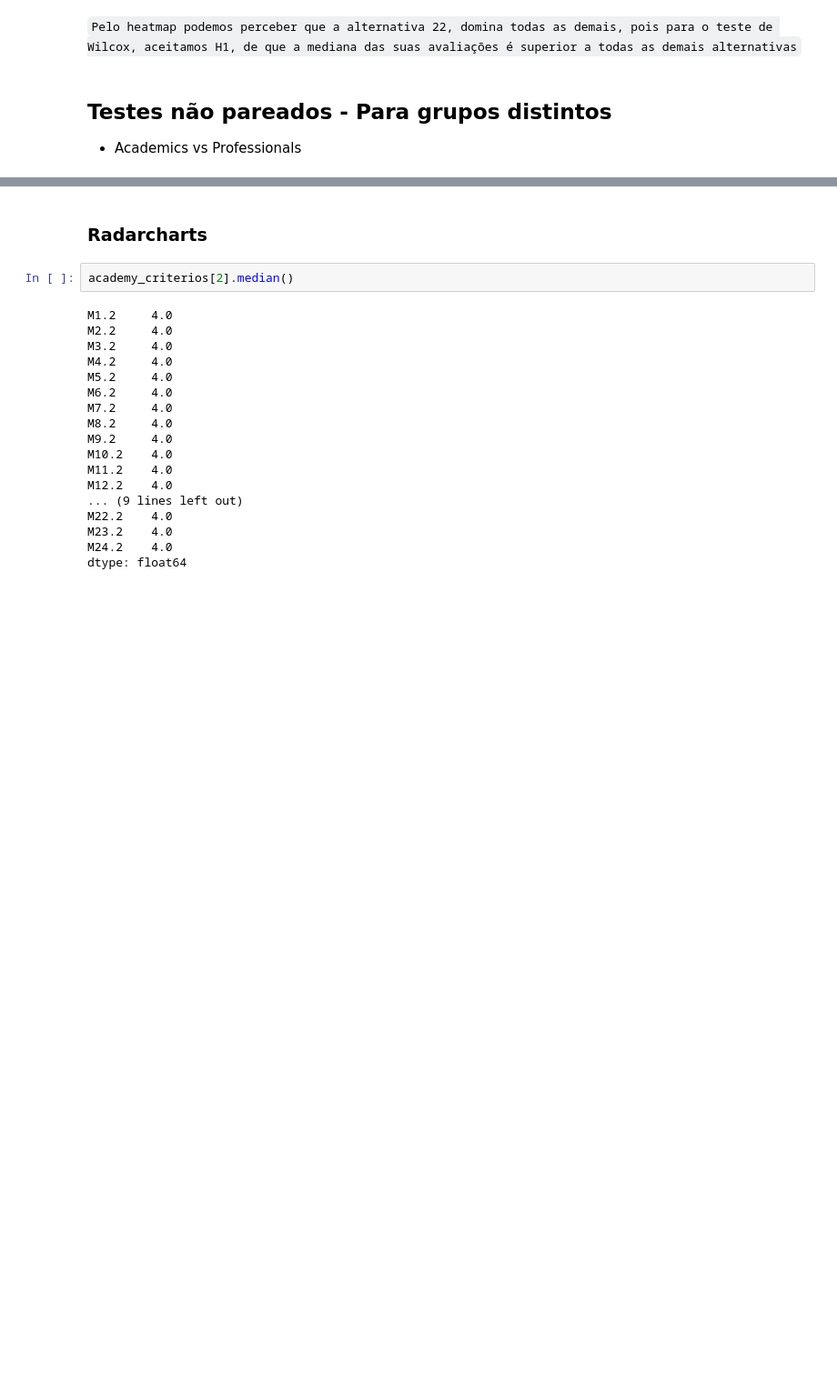
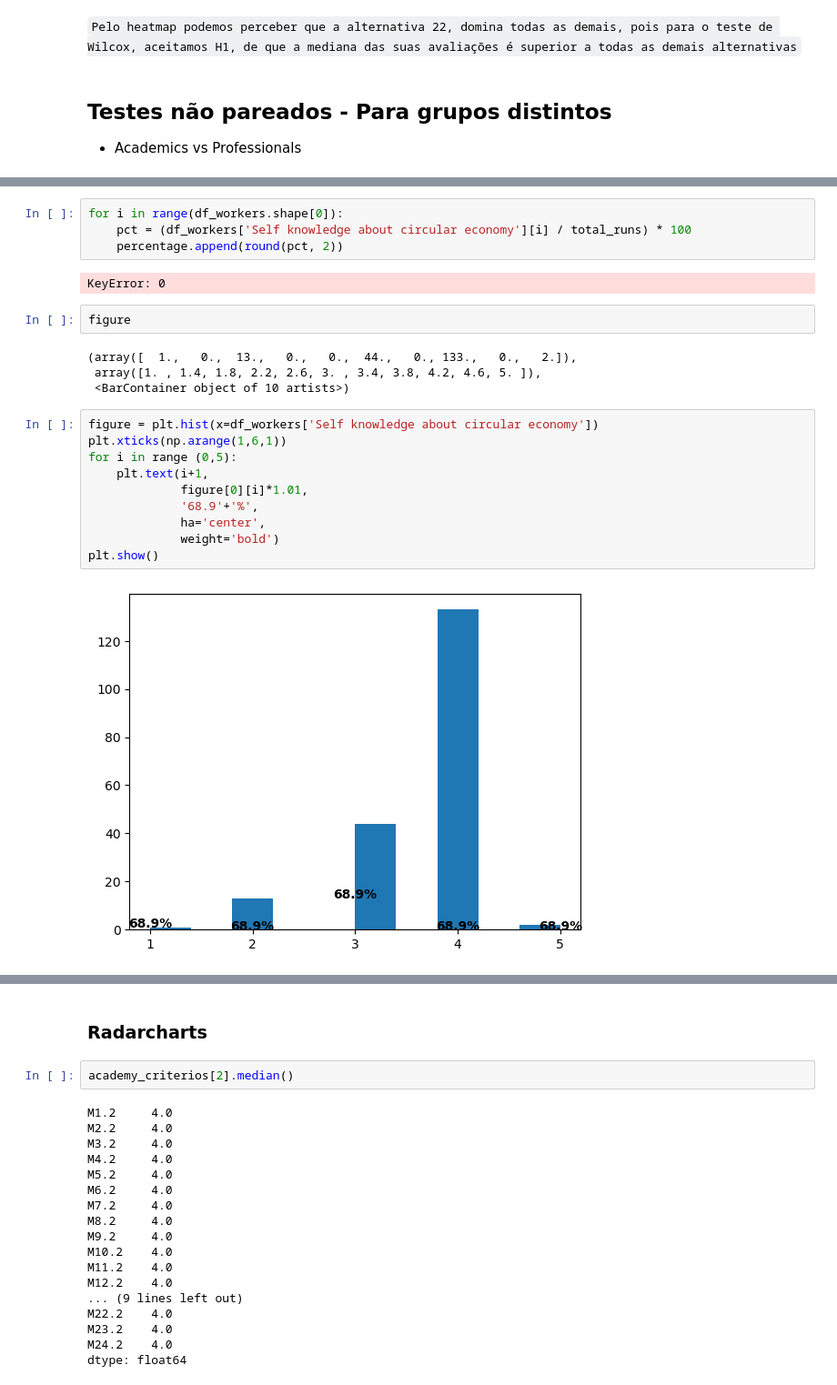
Before and after one commit to ednaelxd/e-waste, a Jupyter notebook: notebooks/05_gestores_vs_pesquisadores.ipynb, the cells around one changed output, grey strips where cells are left out. Shown at 91% size. Saved outputs shown, nothing was run; the diff lists cells and outputs as text; blank space fills up the shorter version.

```diff
--- a/notebooks/05_gestores_vs_pesquisadores.ipynb
+++ b/notebooks/05_gestores_vs_pesquisadores.ipynb
@@ -234,0 +330,24 @@ sns.set(font_scale=.7)
+# %%
+for i in range(df_workers.shape[0]):
+    pct = (df_workers['Self knowledge about circular economy'][i] / total_runs) * 100
+    percentage.append(round(pct, 2))
+# %% [output]
+KeyError: 0
+# %%
+figure
+# %% [output]
+(array([  1.,   0.,  13.,   0.,   0.,  44.,   0., 133.,   0.,   2.]),
+ array([1. , 1.4, 1.8, 2.2, 2.6, 3. , 3.4, 3.8, 4.2, 4.6, 5. ]),
+ <BarContainer object of 10 artists>)
+# %%
+figure = plt.hist(x=df_workers['Self knowledge about circular economy'])
+plt.xticks(np.arange(1,6,1))
+for i in range (0,5):
+    plt.text(i+1,
+             figure[0][i]*1.01,
+             '68.9'+'%',
+             ha='center',
+             weight='bold')
+plt.show()
+# %% [output]
+[figure, added]
```
Also changed, not shown: parts of 22 cells of this notebook, 4 other files.
